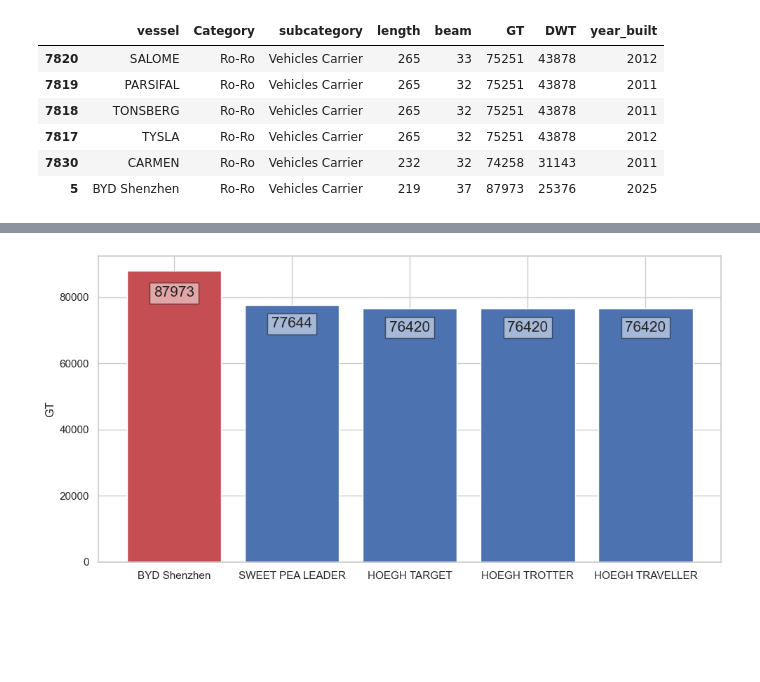
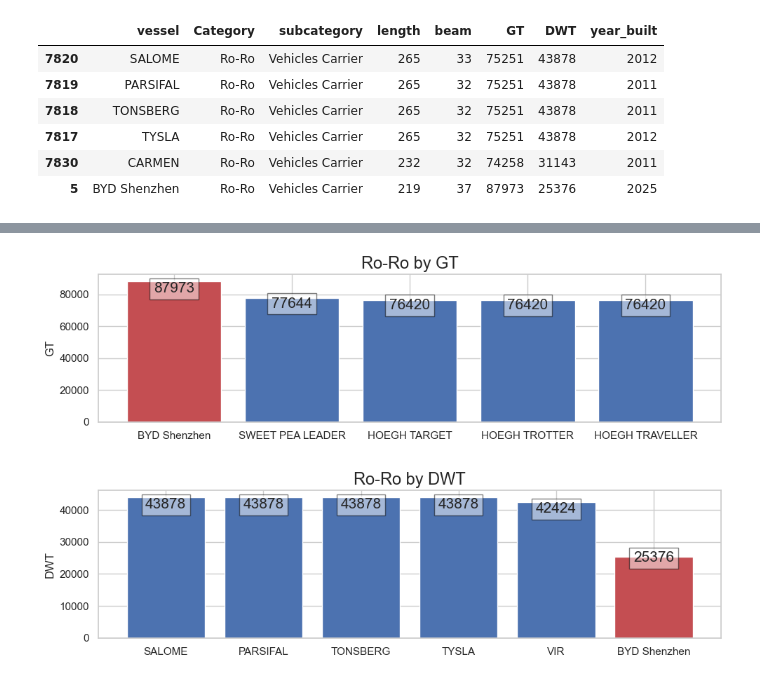
Before and after one commit to RafaPieper/Ships_Data_Analysis, a Jupyter notebook: ships-eda.ipynb, the cells around one changed output, grey strips where cells are left out. Drawn from its saved outputs; the diff is of its cells as text; code cells hidden in the pictures; blank space fills up the shorter version.

```diff
--- a/ships-eda.ipynb
+++ b/ships-eda.ipynb
@@ -627,19 +627,19 @@ plt.show()
 # %%
-DWT_top = roro_vehicles.sort_values('GT', ascending=False).head(5)
+GT_top = roro_vehicles.sort_values('GT', ascending=False).head(5)
 # %%
-plt.figure(figsize=(10, 5))
+plt.figure(figsize=(10, 3))
 
-plt.bar(DWT_top['vessel'][:1], DWT_top['GT'][:1], label='BYD Shenzhen', color='r')
-plt.bar(DWT_top['vessel'][1:], DWT_top['GT'][1:], color='b', label='Top 5 Ro-Ro Vehicles')
+plt.bar(GT_top['vessel'][:1], GT_top['GT'][:1], label='BYD Shenzhen', color='r')
+plt.bar(GT_top['vessel'][1:], GT_top['GT'][1:], color='b', label='Top 5 Ro-Ro Vehicles')
 
 plt.ylabel('GT')
+plt.title('Ro-Ro by GT', fontsize = 17)
 
-
-for i, (vessel, GT) in enumerate(zip(DWT_top['vessel'], DWT_top['GT'])):
+for i, (vessel, GT) in enumerate(zip(GT_top['vessel'], GT_top['GT'])):
     plt.text(i, GT*0.9, str(GT), ha='center', va='bottom', fontsize=15,
              bbox=dict(facecolor='white', edgecolor='black', alpha=0.5))
 
 plt.tight_layout()
 plt.show()
 # %% [output]
-[figure, old version]
+[figure, new version]
@@ -645,0 +650,17 @@ plt.show()
+# %%
+plt.figure(figsize=(10, 3))
+
+plt.bar(DWT_top['vessel'][:-1], DWT_top['DWT'][:-1], label='DWT_top')
+plt.bar(DWT_top['vessel'][-1:], DWT_top['DWT'][-1:], label='BYD Shenzhen', color='r')
+
+plt.ylabel('DWT')
+plt.title('Ro-Ro by DWT', fontsize = 17)
+
+for i, (vessel, DWT) in enumerate(zip(DWT_top['vessel'], DWT_top['DWT'])):
+    plt.text(i, DWT*0.9, str(DWT), ha='center', va='bottom', fontsize=15,
+             bbox=dict(facecolor='white', edgecolor='black', alpha=0.5))
+
+plt.tight_layout()
+plt.show()
+# %% [output]
+[figure, added]
```
Also changed, not shown: parts of 2 cells of this notebook.
